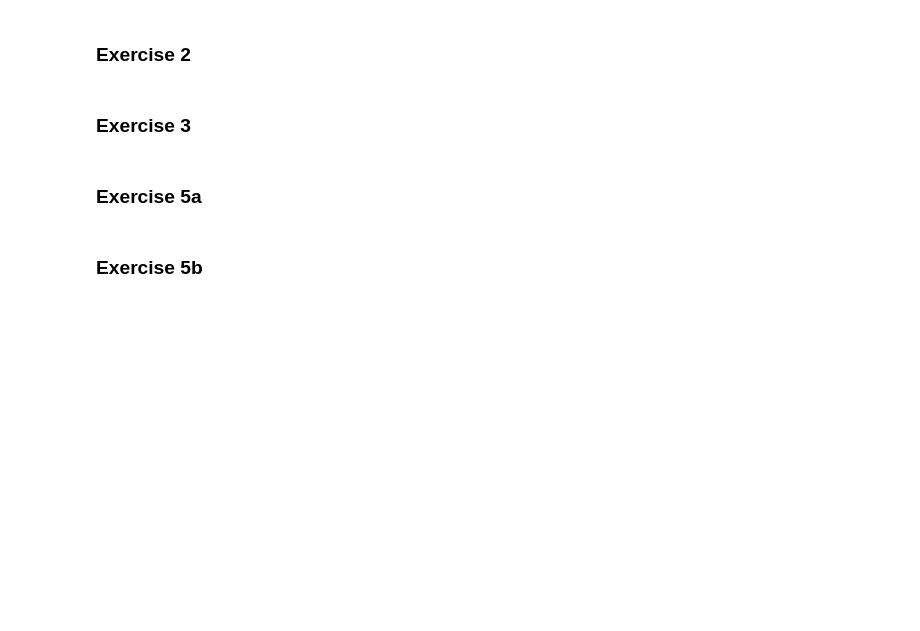
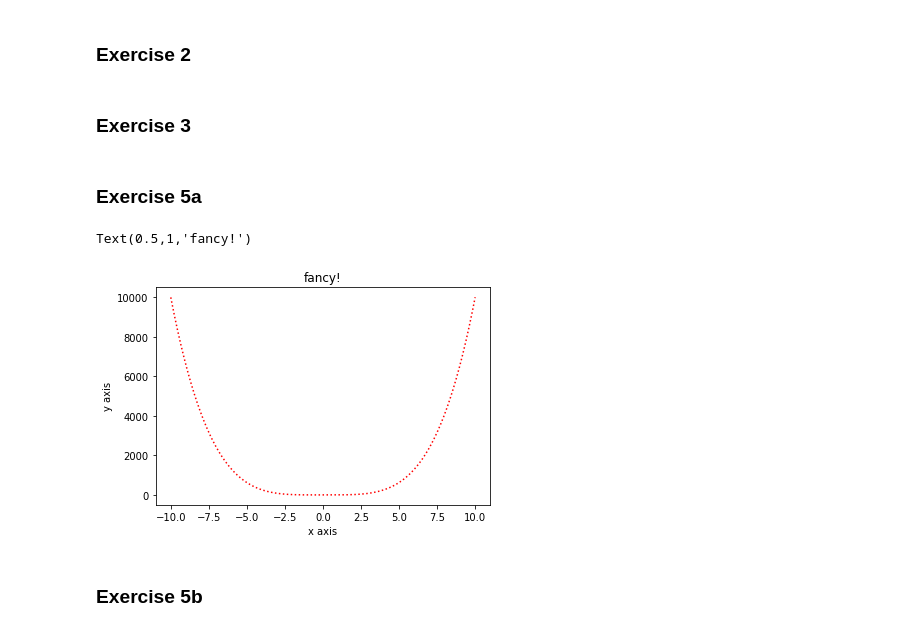
Before and after one commit to hydrogeology-graz/geopython_course, a Jupyter notebook: Lecture_1/Notebook1.ipynb, the cells around one changed output. Cells and saved outputs as stored; diff of their text form; code cells hidden in the pictures; blank space fills up the shorter version.

```diff
--- a/Lecture_1/Notebook1.ipynb
+++ b/Lecture_1/Notebook1.ipynb
@@ -515,5 +542,15 @@ data = [7,5,"Python", 3.14, "is", 5,5, " Great!"]
 print(data[2], data[4], data[7])
 # %% [markdown]
 ### Exercise 5a
+# %%
+x = np.arange(-10, 10.01, 0.01)
+y = x**4 + x / np.pi
+plt.plot(x, y, 'r:')
+plt.xlabel('x axis')
+plt.ylabel('y axis')
+plt.title('fancy!')
+# %% [output]
+Text(0.5,1,'fancy!')
+[figure, added]
 # %% [markdown]
 ### Exercise 5b
```
Also changed, not shown: parts of 31 cells of this notebook, 1 other file.
